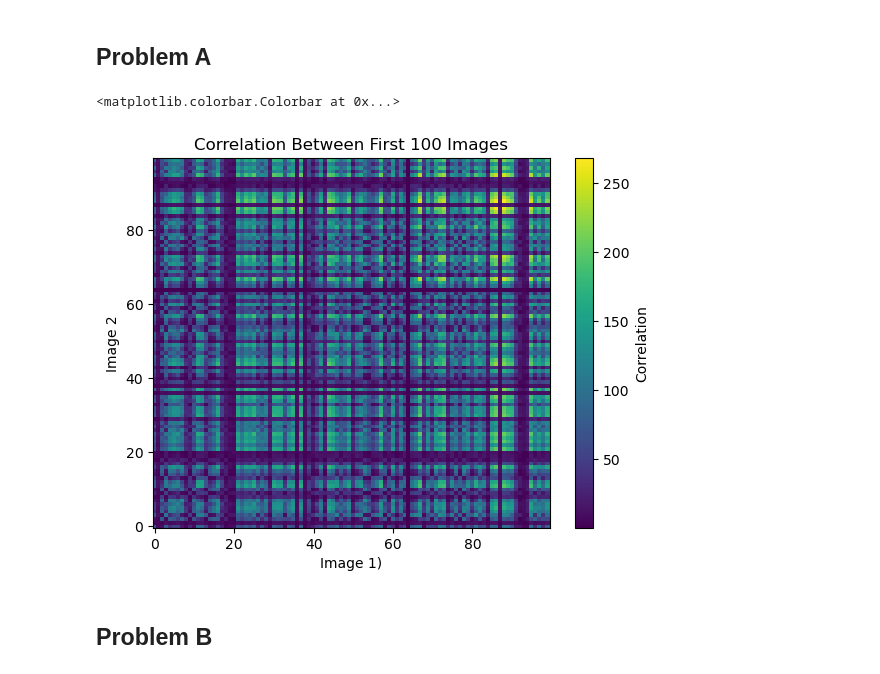
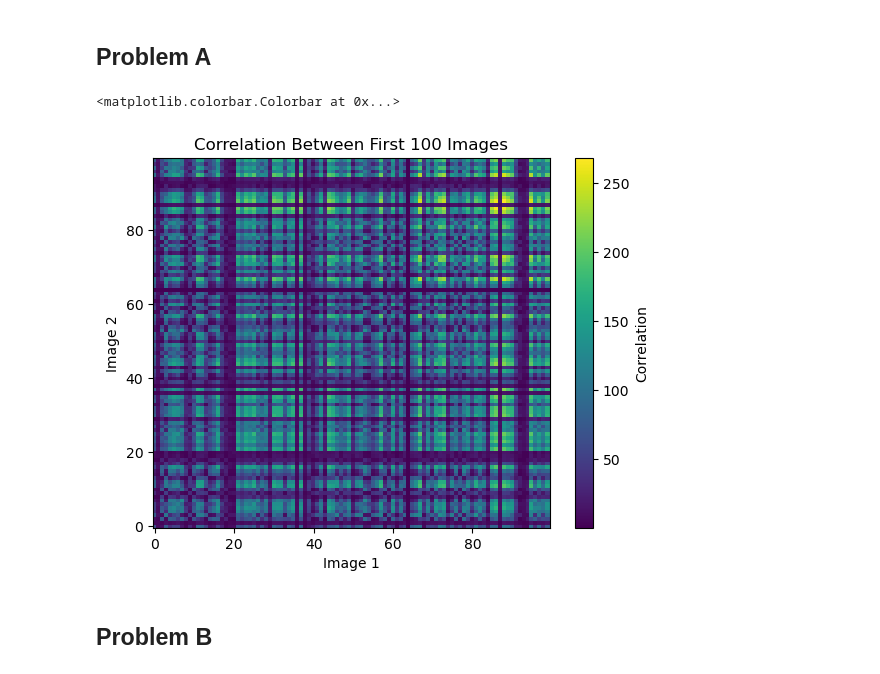
Before and after one commit to tingjones/ee399_hw2, a Jupyter notebook: HW2_TJ.ipynb, the cells around one changed output. Cells and saved outputs as stored; diff of their text form; code cells hidden in the pictures.

```diff
--- a/HW2_TJ.ipynb
+++ b/HW2_TJ.ipynb
@@ -27,14 +20,21 @@ C = np.matmul(hundr.T, hundr)
 # %%
+#  get first 100 images
+hundr = X[:, :100]
+C = np.ndarray((100, 100))
+
+# correlation matrix C, dot product between first 100 images
+C = np.matmul(hundr.T, hundr)
+
 fig, ax = plt.subplots()
 
 ab = ax.pcolor(range(0, 100), range(0, 100), C, vmin = np.min(C), vmax=np.max(C))
 ax.set_title("Correlation Between First 100 Images")
-ax.set_xlabel("Image 1)")
+ax.set_xlabel("Image 1")
 ax.set_ylabel("Image 2")
 fig.colorbar(ab, ax=ax, label="Correlation")
 # %% [output]
 <matplotlib.colorbar.Colorbar at 0x...>
-[figure, old version]
+[figure, new version]
 # %% [markdown]
 ## Problem B
 # %%
```
Also changed, not shown: parts of 14 cells of this notebook.
